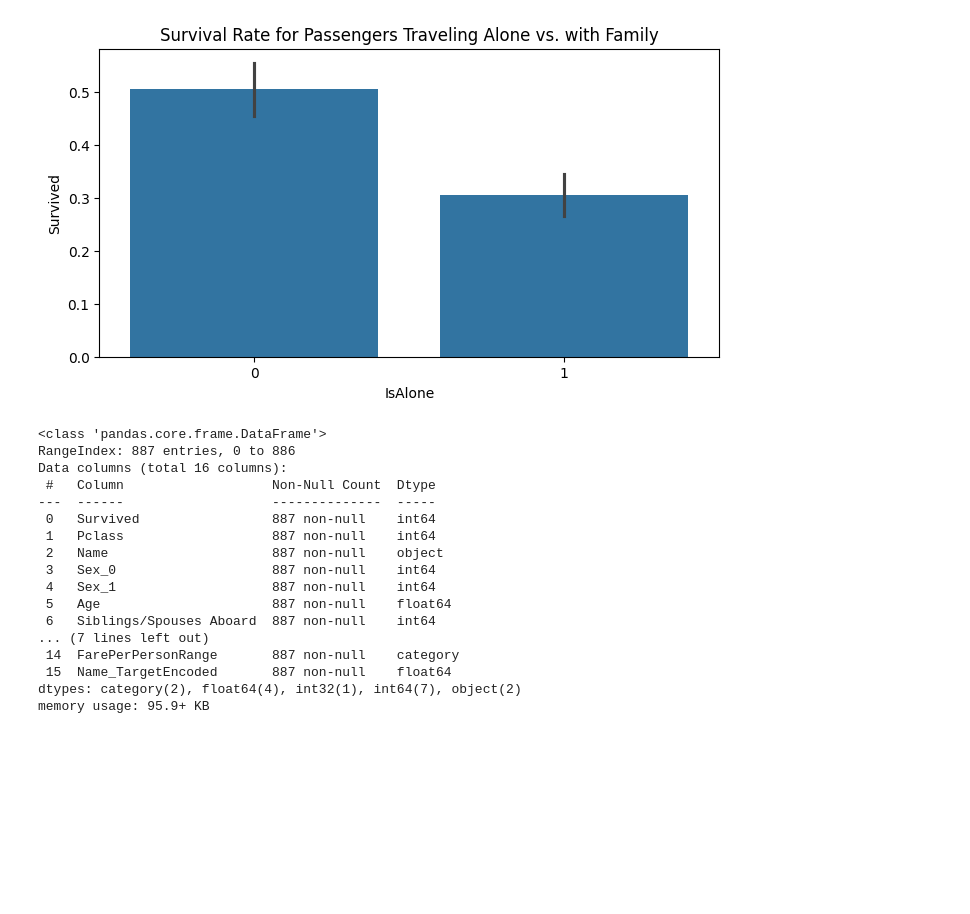
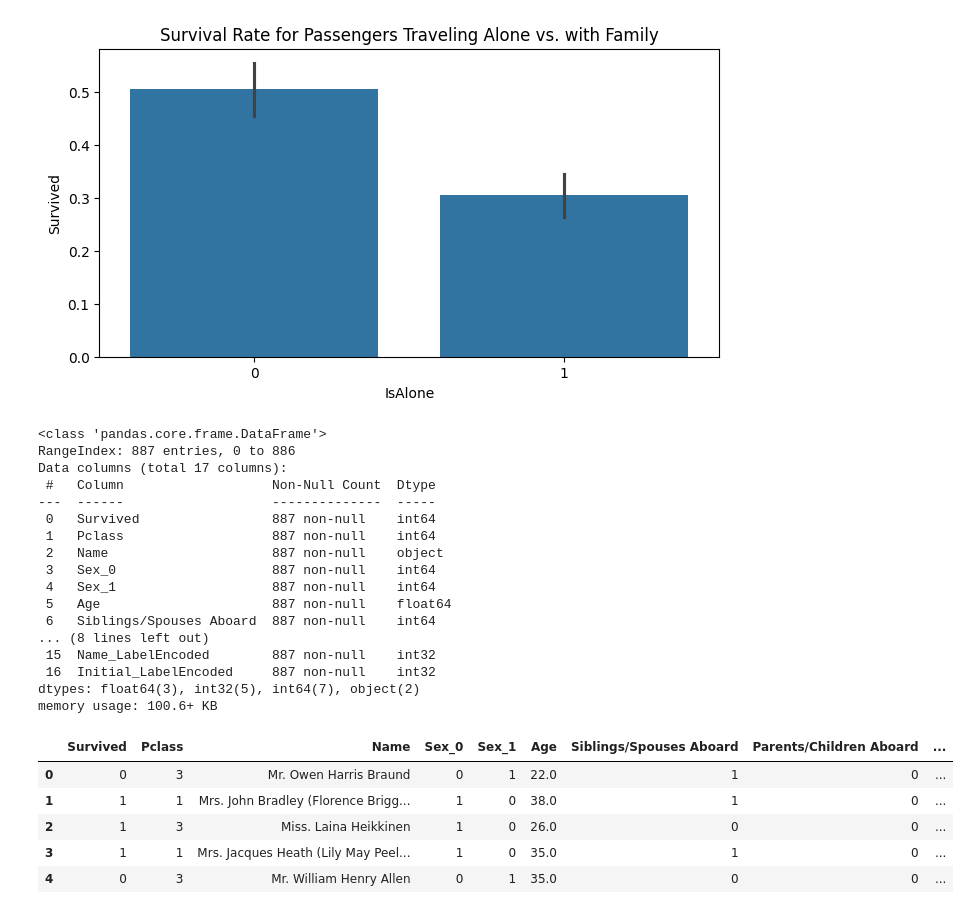
Before and after one commit to astronaut505/IcebergDodgers, a Jupyter notebook: titanic(2).ipynb, the cells around one changed output. Cells and saved outputs as stored; diff of their text form; code cells hidden in the pictures; blank space fills up the shorter version.

```diff
--- a/titanic(2).ipynb
+++ b/titanic(2).ipynb
@@ -326,30 +326,41 @@ binary_encoder = ce.BinaryEncoder(cols=['Sex'])
 
 # Apply binary encoding to 'Sex'
 data_encoded = binary_encoder.fit_transform(df)
-# %%
-# Calculate the mean 'Survived' value for each 'Name' category
-name_survival_mapping = df.groupby('Name')['Survived'].mean().to_dict()
-
-# Map the mean values to the 'Name' categories
-data_encoded['Name_TargetEncoded'] = data_encoded['Name'].map(name_survival_mapping)
+# %%
+from sklearn.preprocessing import LabelEncoder
+
+label_encoder = LabelEncoder()
+data_encoded['Name_LabelEncoded'] = label_encoder.fit_transform(data_encoded['Name'])
+data_encoded['Initial_LabelEncoded'] = label_encoder.fit_transform(data_encoded['Initial'])
+columns_to_label_encode = ['AgeGroup', 'FarePerPersonRange']
+
+for column in columns_to_label_encode:
+    data_encoded[column] = label_encoder.fit_transform(data_encoded[column])
 # %%
 # Print the features and their data types
 data_encoded.info()
+data_encoded.head()
 # %% [output]
 <class 'pandas.core.frame.DataFrame'>
 RangeIndex: 887 entries, 0 to 886
-Data columns (total 16 columns):
+Data columns (total 17 columns):
  #   Column                   Non-Null Count  Dtype
 ---  ------                   --------------  -----
  0   Survived                 887 non-null    int64
  1   Pclass                   887 non-null    int64
  2   Name                     887 non-null    object
  3   Sex_0                    887 non-null    int64
  4   Sex_1                    887 non-null    int64
  5   Age                      887 non-null    float64
  6   Siblings/Spouses Aboard  887 non-null    int64
-... (7 lines left out)
- 14  FarePerPersonRange       887 non-null    category
- 15  Name_TargetEncoded       887 non-null    float64
-dtypes: category(2), float64(4), int32(1), int64(7), object(2)
-memory usage: 95.9+ KB
+... (8 lines left out)
+ 15  Name_LabelEncoded        887 non-null    int32
+ 16  Initial_LabelEncoded     887 non-null    int32
+dtypes: float64(3), int32(5), int64(7), object(2)
+memory usage: 100.6+ KB
+|  | Survived | Pclass | Name | Sex_0 | Sex_1 | Age | Siblings/Spouses Aboard | Parents/Children Aboard | ... |
+| 0 | 0 | 3 | Mr. Owen Harris Braund | 0 | 1 | 22.0 | 1 | 0 | ... |
+| 1 | 1 | 1 | Mrs. John Bradley (Florence Brigg... | 1 | 0 | 38.0 | 1 | 0 | ... |
+| 2 | 1 | 3 | Miss. Laina Heikkinen | 1 | 0 | 26.0 | 0 | 0 | ... |
+| 3 | 1 | 1 | Mrs. Jacques Heath (Lily May Peel... | 1 | 0 | 35.0 | 1 | 0 | ... |
+| 4 | 0 | 3 | Mr. William Henry Allen | 0 | 1 | 35.0 | 0 | 0 | ... |
```
Also changed, not shown: parts of 2 cells of this notebook.
